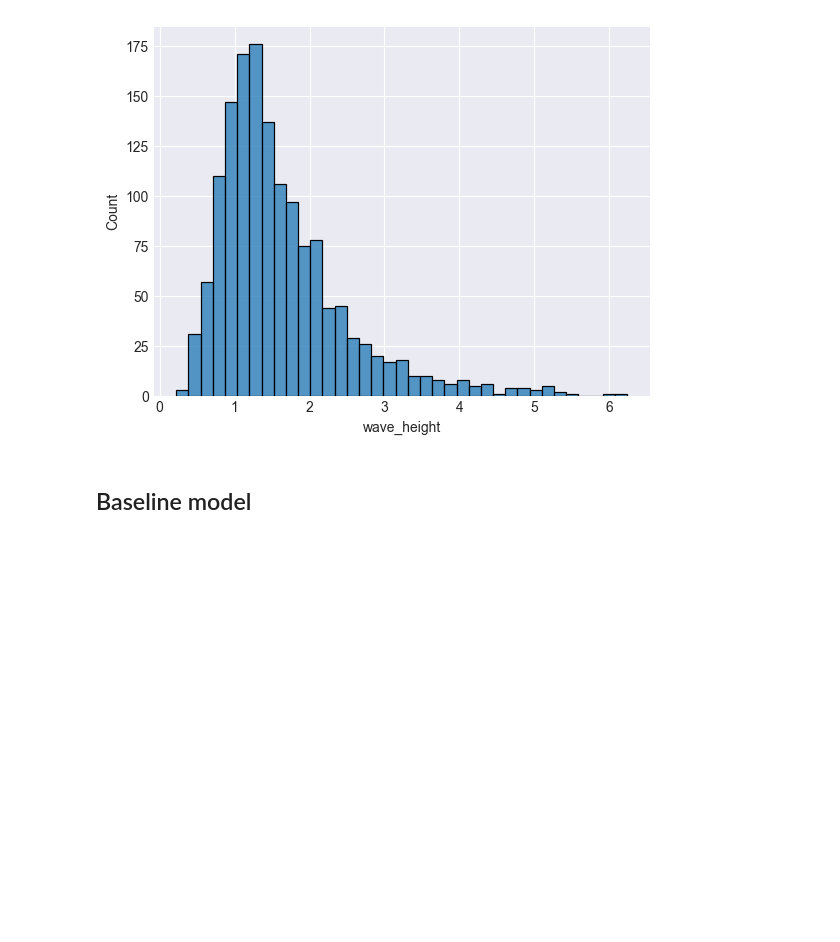
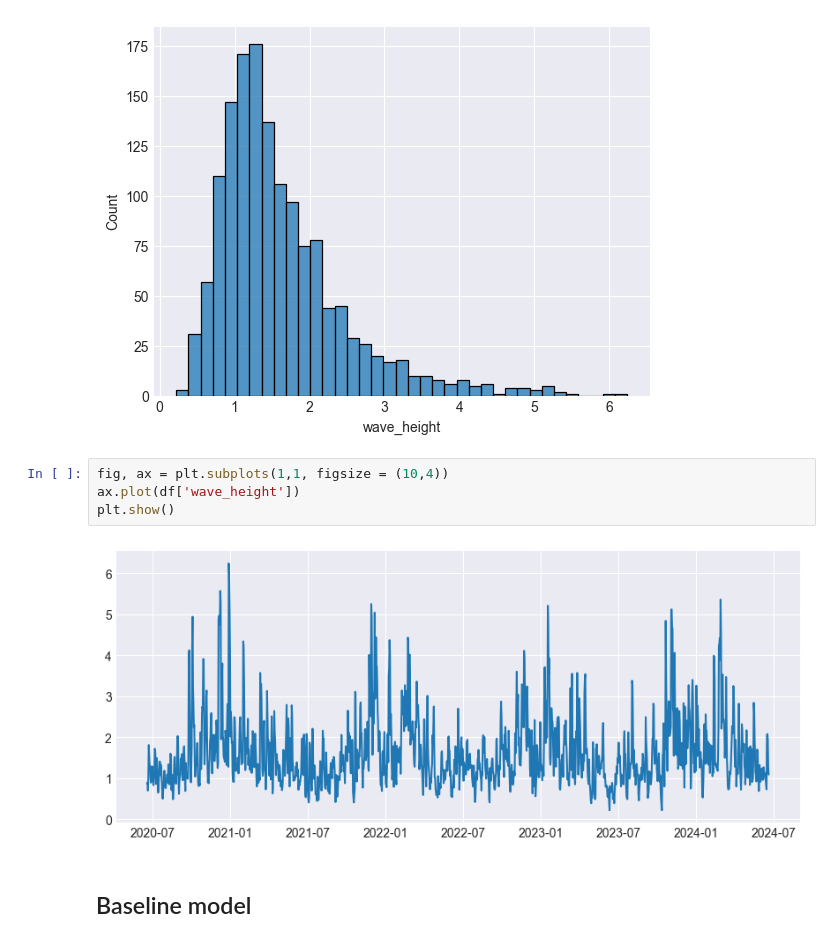
Before and after one commit to AlvaroCorrales/wave-height-prediction, a Jupyter notebook: Model XGBoost ESP daily data.ipynb, the cells around one changed output. Drawn from its saved outputs; the diff is of its cells as text; blank space fills up the shorter version.

```diff
--- a/Model XGBoost ESP daily data.ipynb
+++ b/Model XGBoost ESP daily data.ipynb
@@ -83,6 +83,12 @@ sns.histplot(x = df['wave_height'])
 plt.show()
 # %% [output]
 [figure]
+# %%
+fig, ax = plt.subplots(1,1, figsize = (10,4))
+ax.plot(df['wave_height'])
+plt.show()
+# %% [output]
+[figure, added]
 # %% [markdown]
 ## Baseline model
 # %%
```
Also changed, not shown: parts of 9 cells of this notebook.
